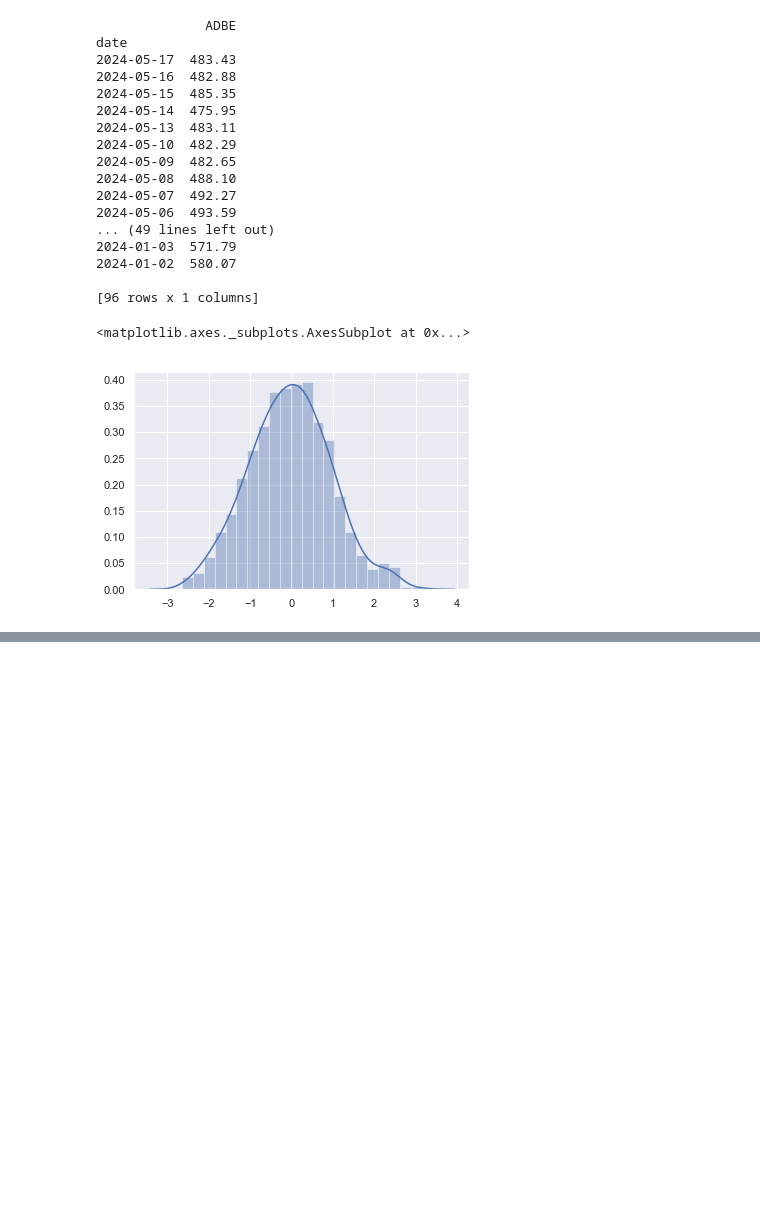
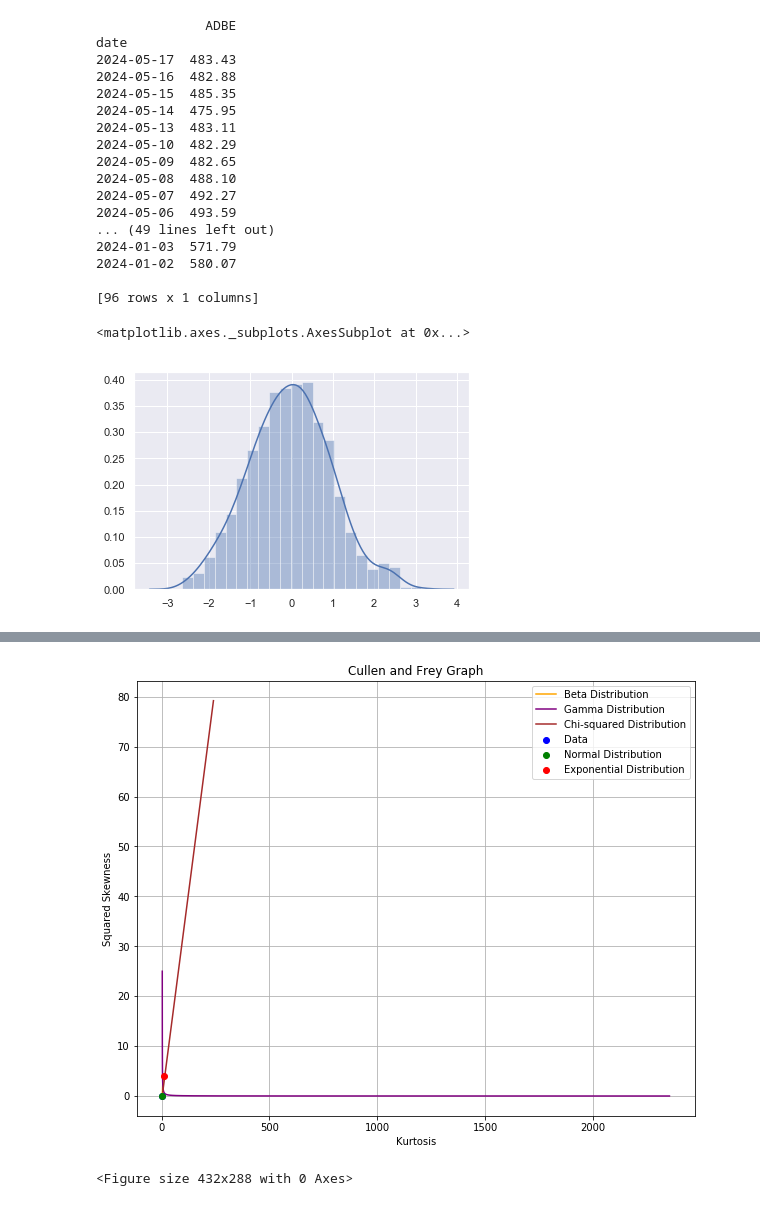
Before and after one commit to sleepper/investmentstrategies, a Jupyter notebook: Step by Step API.ipynb, the cells around one changed output, grey strips where cells are left out. Cells and saved outputs as stored; diff of their text form; code cells hidden in the pictures; blank space fills up the shorter version.

Commit message:
Redesigned quick stats

```diff
--- a/Step by Step API.ipynb
+++ b/Step by Step API.ipynb
@@ -106,0 +124,60 @@ AttributeError: 'DataFrame' object has no attribute 'to_numpy'
+# %%
+# Step 1: Import necessary libraries
+import numpy as np
+import matplotlib.pyplot as plt
+from scipy.stats import skew, kurtosis
+import seaborn as sns
+
+# Step 2: Generate or load your data
+# For example, let's generate a sample dataset
+data = np.random.normal(0, 1, 1000)
+
+# Step 3: Calculate skewness and kurtosis
+data_skewness = skew(data)
+data_kurtosis = kurtosis(data, fisher=False)  # Use Pearson's definition of kurtosis
+
+# Step 4: Plot the Cullen and Frey graph
+plt.figure(figsize=(10, 8))
+
+# Plot the point for the data
+plt.scatter(data_kurtosis, data_skewness**2, color='blue', label='Data', zorder=5)
+
+# Label axes
+plt.xlabel('Kurtosis')
+plt.ylabel('Squared Skewness')
+plt.title('Cullen and Frey Graph')
+
+# Plot theoretical distributions
+# Normal distribution
+plt.scatter(3, 0, color='green', label='Normal Distribution', zorder=5)
+
+# Exponential distribution
+exp_kurtosis = 9
+exp_skewness = 2**2
+plt.scatter(exp_kurtosis, exp_skewness, color='red', label='Exponential Distribution', zorder=5)
+
+# Beta distribution (skewed)
+beta_skewness = np.linspace(0, 4, 100)
+beta_kurtosis = 3 + beta_skewness
+plt.plot(beta_kurtosis, beta_skewness, label='Beta Distribution', color='orange')
+
+# Gamma distribution
+gamma_skewness = np.linspace(0, 5, 100)
+gamma_kurtosis = 3 + 6 / (gamma_skewness**2)
+plt.plot(gamma_kurtosis, gamma_skewness**2, label='Gamma Distribution', color='purple')
+
+# Chi-squared distribution
+chi2_kurtosis = 3 + 12 / (gamma_skewness)
+chi2_skewness = 2 / np.sqrt(gamma_skewness)
+plt.plot(chi2_kurtosis, chi2_skewness**2, label='Chi-squared Distribution', color='brown')
+
+# Add legend
+plt.legend()
+plt.grid(True)
+
+# Show plot
+plt.show()
+plt.savefig('Cullen Frey Graph.png')
+# %% [output]
+[figure, added]
+<Figure size 432x288 with 0 Axes>
```
Also changed, not shown: parts of 5 cells of this notebook, 2 other files.
